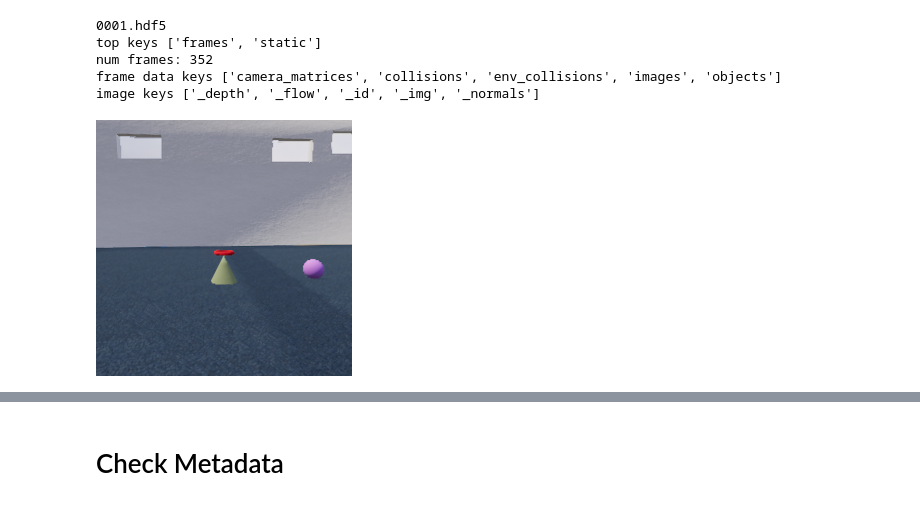
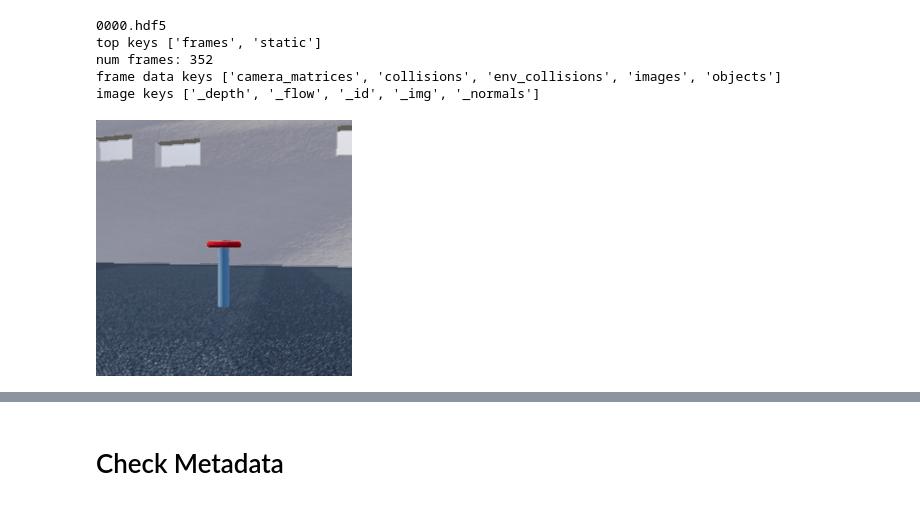
Before and after one commit to alters-mit/tdw_physics, a Jupyter notebook: notebooks/Dominoes_db011921.ipynb, the cells around one changed output, grey strips where cells are left out. Drawn from its saved outputs; the diff is of its cells as text; code cells hidden in the pictures.

```diff
--- a/notebooks/Dominoes_db011921.ipynb
+++ b/notebooks/Dominoes_db011921.ipynb
@@ -19,30 +23,30 @@ trials
 # %%
-TDW_DIR = trials[1]
-TNUM = 1
+TDW_DIR = trials[5]
+TNUM = 0
 FILE = "%04d.hdf5" % TNUM
 print(FILE)
 view_frame = 0
 f = h5py.File(os.path.join(TDW_DIR, FILE))
 
 # print the data structure
 print("top keys", [k for k in f.keys()])
 frames = f['frames']
 n_frames = len([k for k in frames.keys()])
 print("num frames: {}".format(n_frames))
 view_frame = np.minimum(view_frame, n_frames - 1)
 frame = frames["%04d" % (view_frame)]
 print("frame data keys", [k for k in frame.keys()])
 img = frame['images']
 print("image keys", [k for k in img.keys()])
 _img = Image.open(io.BytesIO(img["_img"][:]))
 _img
 # %% [output]
-0001.hdf5
+0000.hdf5
 top keys ['frames', 'static']
 num frames: 352
 frame data keys ['camera_matrices', 'collisions', 'env_collisions', 'images', 'objects']
 image keys ['_depth', '_flow', '_id', '_img', '_normals']
-[figure, old version]
+[figure, new version]
 # %%
 %matplotlib nbagg
 SAVE = True
```
Also changed, not shown: parts of 1 cell of this notebook, 1 other file.
